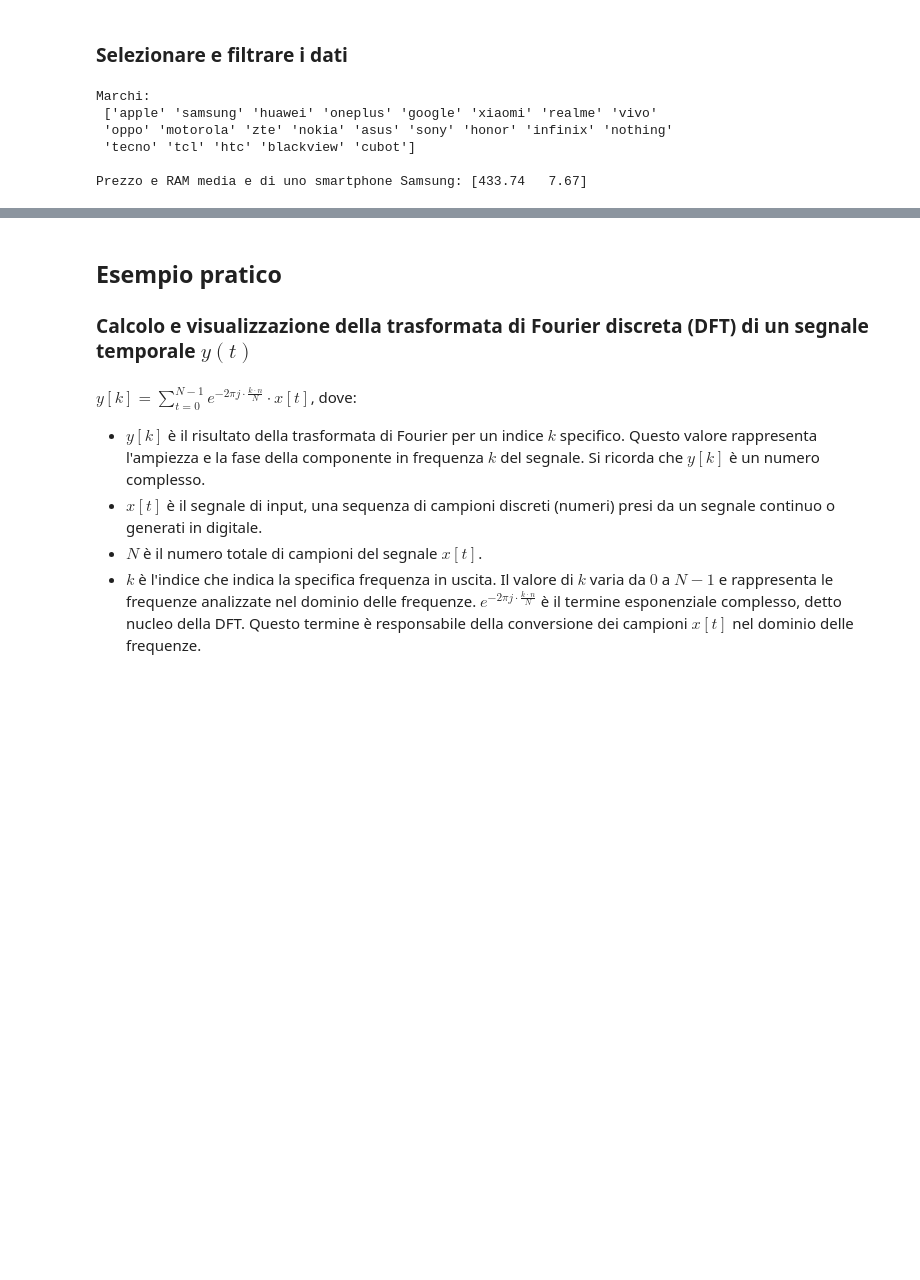
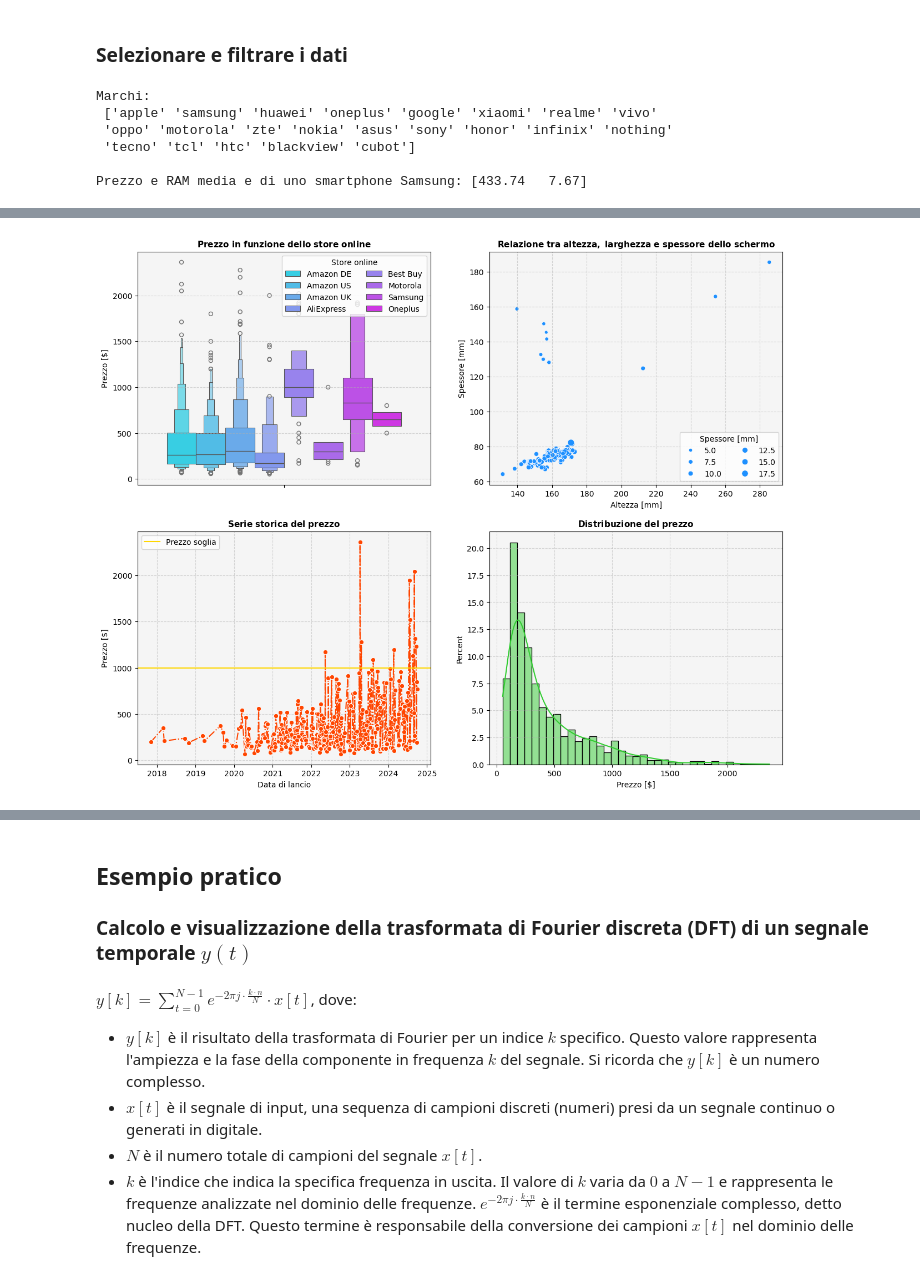
Before and after one commit to lamferzon/crash-course-Python, a Jupyter notebook: Lezioni/2. Python per l'analisi dati.ipynb, the cells around one changed output, grey strips where cells are left out. Drawn from its saved outputs; the diff is of its cells as text; code cells hidden in the pictures; blank space fills up the shorter version.

```diff
--- a/Lezioni/2. Python per l'analisi dati.ipynb
+++ b/Lezioni/2. Python per l'analisi dati.ipynb
@@ -345,0 +352,15 @@ Prezzo e RAM media e di uno smartphone Samsung: [433.74   7.67]
+# %%
+def estrai_dimensioni(stringa):
+    # l'espressione regolare consente di estrarre le singole dimensioni dalla stringa
+    match = re.findall(r"([\d.]+) x ([\d.]+) x ([\d.]+) mm", stringa)
+    if match: # verifica se 'match' è una lista non vuota (matching andato a buon fine)
+        altezza, larghezza, spessore = match[0]
+        return float(altezza), float(larghezza), float(spessore) # conversione da stringa a decimale
+    else:
+        None, None, None
+
+phone_data[["height", "width", "thickness"]] = pd.DataFrame(
+    phone_data["dimensions"].apply(estrai_dimensioni).tolist(),
+    columns=["height", "width", "thickness"]
+)
+phone_data.head()
@@ -347,0 +380,79 @@ Prezzo e RAM media e di uno smartphone Samsung: [433.74   7.67]
+# %%
+# definizione della matrice di grafici
+fig, axes = plt.subplots(
+    ncols=2,
+    nrows=2,
+    figsize=(15, 12)
+)
+
+# grafico 1
+sns.boxenplot(
+    data=phone_data,
+    y="price_USD",
+    hue="store",
+    palette="cool",
+    ax=axes[0, 0]
+)
+axes[0, 0].set_title("$\\mathbf{Prezzo \\ in \\ funzione \\ dello \\ store \\ online}$", size=11) # titolo in LaTex
+axes[0, 0].set(
+    ylabel="Prezzo [$]",
+    facecolor="whitesmoke"
+)
+axes[0, 0].grid(axis="y", ls="--", alpha=.5)
+axes[0, 0].legend(title="Store online", loc="upper right", ncols=2)
+
+# grafico 2
+sns.scatterplot(
+    data=phone_data,
+    x="height",
+    y="width",
+    size="thickness",
+    color="dodgerblue",
+    ax=axes[0, 1]
+)
+axes[0, 1].set_title("$\\mathbf{Relazione \\ tra \\ altezza, \\ larghezza \\ e \\ spessore \\ dello \\ schermo}$", size=11)
+axes[0, 1].set(
+    ylabel="Spessore [mm]",
+    xlabel="Altezza [mm]",
+    facecolor="whitesmoke"
+)
+axes[0, 1].grid(axis="both", ls="--", alpha=.5)
+axes[0, 1].legend(title="Spessore [mm]", loc="lower right", ncols=2)
+
+# grafico 3
+sns.lineplot(
+    data=phone_data,
+    x="launch",
+    y="price_USD",
+    ls="-.",
+    color="orangered",
+    marker="o",
+    errorbar=None,
+    ax=axes[1, 0]
+)
+axes[1, 0].axhline(1000, color="gold", label="Prezzo soglia")
+axes[1, 0].set_title("$\\mathbf{Serie \\ storica \\ del \\ prezzo}$", size=11)
+axes[1, 0].set(
+    ylabel="Prezzo [$]",
+    xlabel="Data di lancio",
+    facecolor="whitesmoke"
+)
+axes[1, 0].grid(axis="both", ls="--", alpha=.5)
+axes[1, 0].legend()
+
+# grafico 4
+sns.histplot(
+    data=phone_data,
+    x="price_USD",
+    color="limegreen",
+    stat="percent",
+    kde=True
+)
+axes[1, 1].set_title("$\\mathbf{Distribuzione \\ del \\ prezzo}$", size=11)
+axes[1, 1].set(
+    xlabel="Prezzo [$]",
+    facecolor="whitesmoke"
+)
+axes[1, 1].grid(axis="both", ls="--", alpha=.5)
+# %% [output]
+[figure, added]
```
Also changed, not shown: parts of 12 cells of this notebook.
